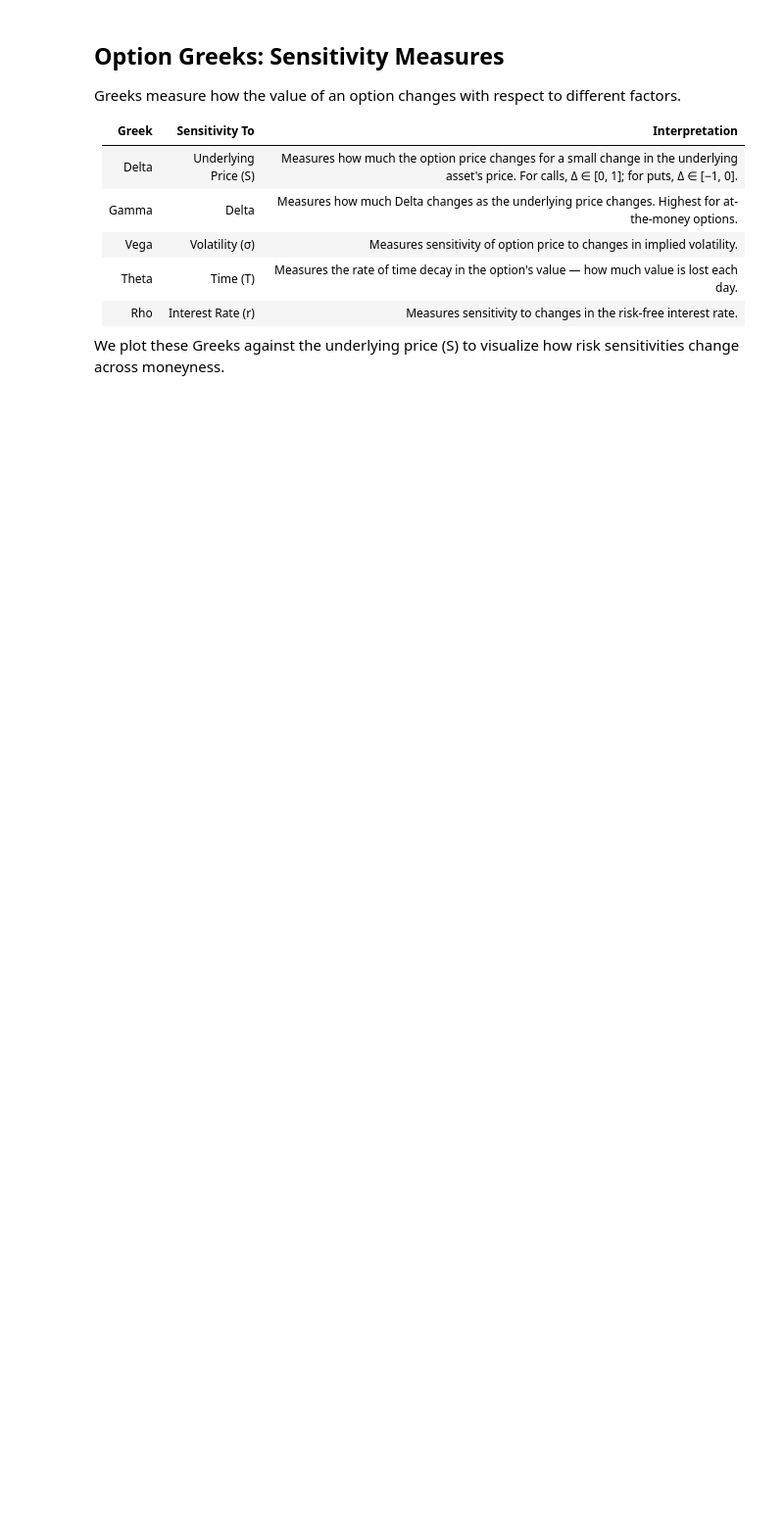
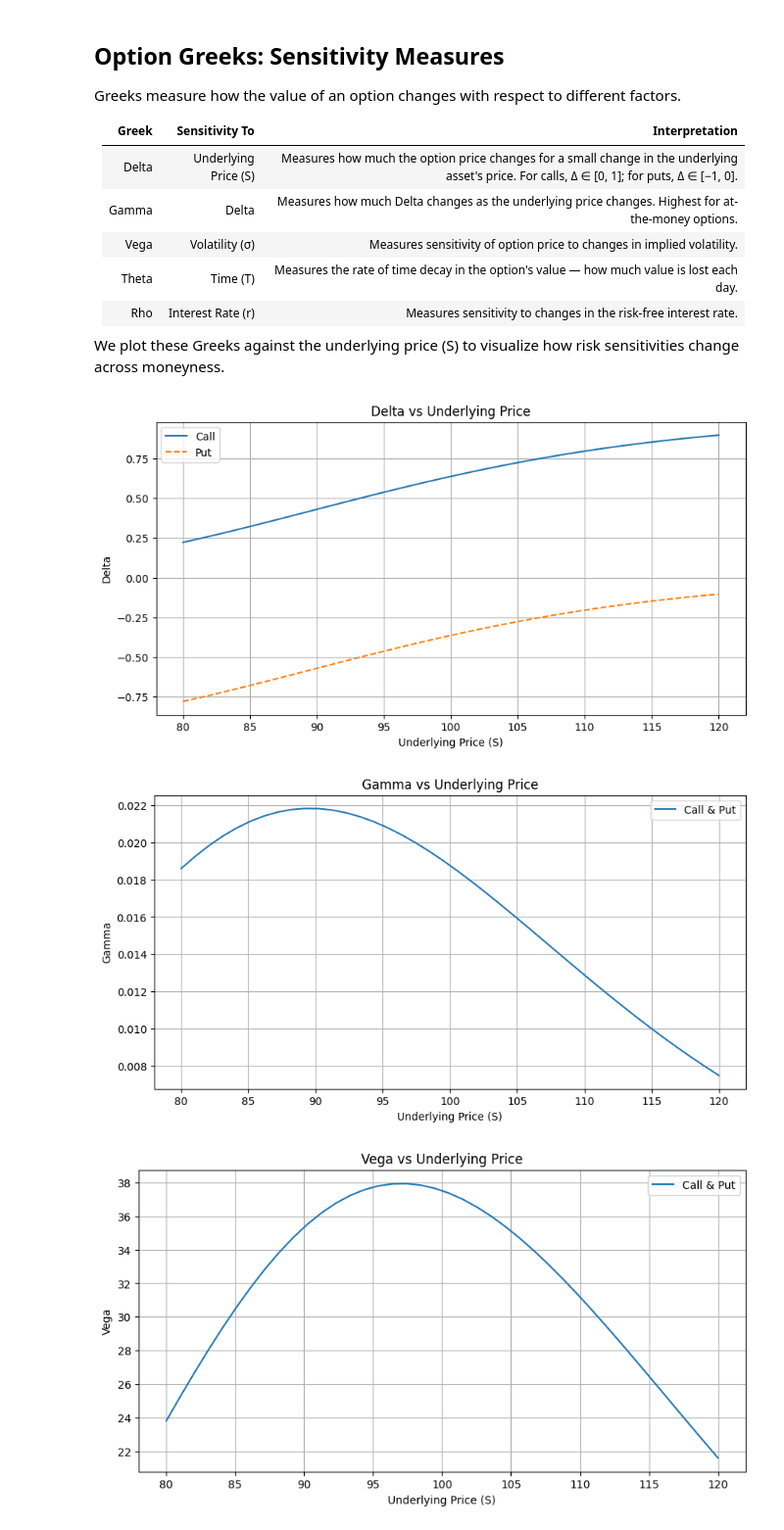
Before and after one commit to derekx24/option-pricing-models, a Jupyter notebook: notebooks/black_scholes.ipynb, the cells around one changed output. Shown: that part at 98% size. Saved outputs shown, nothing was run; the diff lists cells and outputs as text; code cells hidden in the pictures; blank space fills up the shorter version.

Commit message:
plot greeks

```diff
--- a/notebooks/black_scholes.ipynb
+++ b/notebooks/black_scholes.ipynb
@@ -57,3 +57,80 @@ Greeks measure how the value of an option changes with respect to different fact
 | Rho   | Interest Rate (r) | Measures sensitivity to changes in the risk-free interest rate. |
 
 We plot these Greeks against the underlying price (S) to visualize how risk sensitivities change across moneyness.
+# %%
+from black_scholes import delta, gamma, vega, theta, rho
+import matplotlib.pyplot as plt
+import numpy as np
+
+K = 100
+T = 1
+r = 0.05
+sigma = 0.2
+underlying_prices = np.linspace(80, 120, 40)
+plt.rcParams["figure.figsize"] = (10, 5)
+
+# Greeks for both call and put
+deltas_call = [delta(S, K, T, r, sigma, "call") for S in underlying_prices]
+deltas_put  = [delta(S, K, T, r, sigma, "put")  for S in underlying_prices]
+
+gammas = [gamma(S, K, T, r, sigma) for S in underlying_prices]
+
+vegas = [vega(S, K, T, r, sigma) for S in underlying_prices]
+
+thetas_call = [theta(S, K, T, r, sigma, "call") for S in underlying_prices]
+thetas_put  = [theta(S, K, T, r, sigma, "put")  for S in underlying_prices]
+
+rhos_call = [rho(S, K, T, r, sigma, "call") for S in underlying_prices]
+rhos_put  = [rho(S, K, T, r, sigma, "put")  for S in underlying_prices]
+
+# Plot Delta
+plt.plot(underlying_prices, deltas_call, label="Call", linestyle="-")
+plt.plot(underlying_prices, deltas_put, label="Put", linestyle="--")
+plt.title("Delta vs Underlying Price")
+plt.xlabel("Underlying Price (S)")
+plt.ylabel("Delta")
+plt.legend()
+plt.grid(True)
+plt.show()
+
+# Plot Gamma
+plt.plot(underlying_prices, gammas, label="Call & Put")
+plt.title("Gamma vs Underlying Price")
+plt.xlabel("Underlying Price (S)")
+plt.ylabel("Gamma")
+plt.legend()
+plt.grid(True)
+plt.show()
+
+# Plot Vega
+plt.plot(underlying_prices, vegas, label="Call & Put")
+plt.title("Vega vs Underlying Price")
+plt.xlabel("Underlying Price (S)")
+plt.ylabel("Vega")
+plt.legend()
+plt.grid(True)
+plt.show()
+
+# Plot Theta
+plt.plot(underlying_prices, thetas_call, label="Call", linestyle="-")
+plt.plot(underlying_prices, thetas_put, label="Put", linestyle="--")
+plt.title("Theta vs Underlying Price")
+plt.xlabel("Underlying Price (S)")
+plt.ylabel("Theta")
+plt.legend()
+plt.grid(True)
+plt.show()
+
+# Plot Rho
+plt.plot(underlying_prices, rhos_call, label="Call", linestyle="-")
+plt.plot(underlying_prices, rhos_put, label="Put", linestyle="--")
+plt.title("Rho vs Underlying Price")
+plt.xlabel("Underlying Price (S)")
+plt.ylabel("Rho")
+plt.legend()
+plt.grid(True)
+plt.show()
+# %% [output]
+[figure, added]
+[figure, added]
+[figure, added]
```
Also changed, not shown: parts of 1 cell of this notebook.
